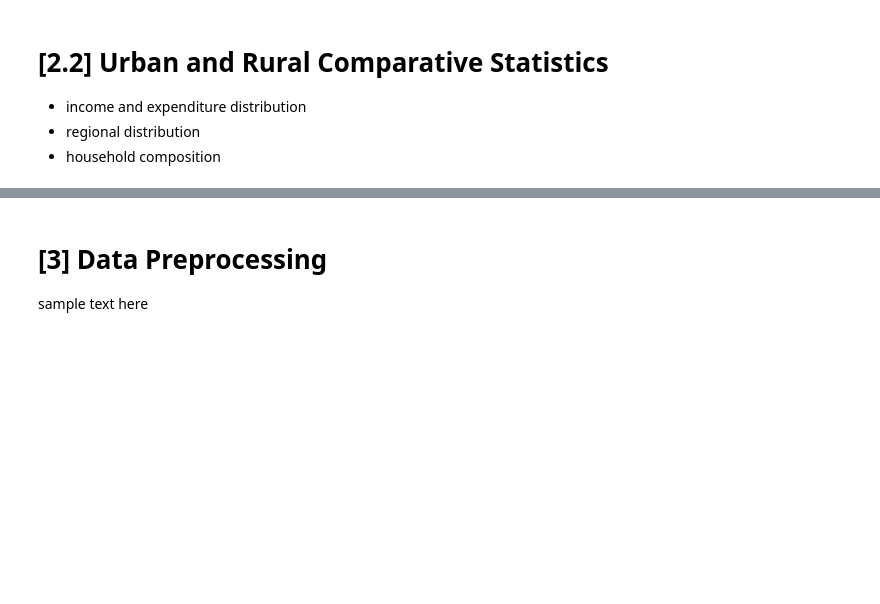
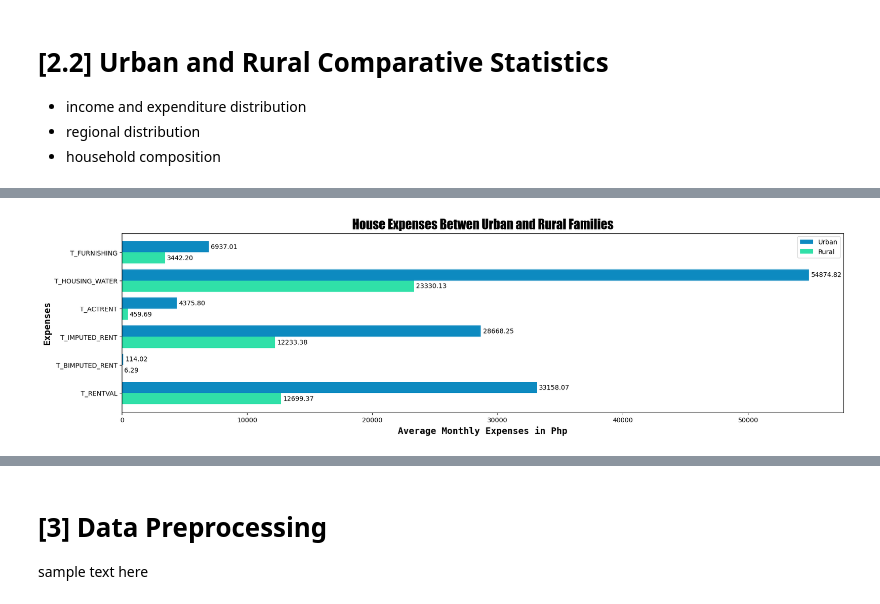
Before and after one commit to NebulaRojo9/STINTSY-MCO, a Jupyter notebook: Group2_nb.ipynb, the cells around one changed output, grey strips where cells are left out. Cells and saved outputs as stored; diff of their text form; code cells hidden in the pictures; blank space fills up the shorter version.

```diff
--- a/Group2_nb.ipynb
+++ b/Group2_nb.ipynb
@@ -174,0 +162,9 @@ plt.show()
+# %%
+categories = ["T_FURNISHING", "T_HOUSING_WATER", "T_ACTRENT", "T_IMPUTED_RENT", "T_BIMPUTED_RENT","T_RENTVAL"]
+n = len(categories)
+urban = urban_T_mean_sr[categories]
+rural = rural_T_mean_sr[categories]
+title = "House Expenses Betwen Urban and Rural Families"
+compareChart(n, categories, 20, 5, urban, rural, title)
+# %% [output]
+[figure, added]
```
Also changed, not shown: parts of 3 cells of this notebook, 1 other file.
